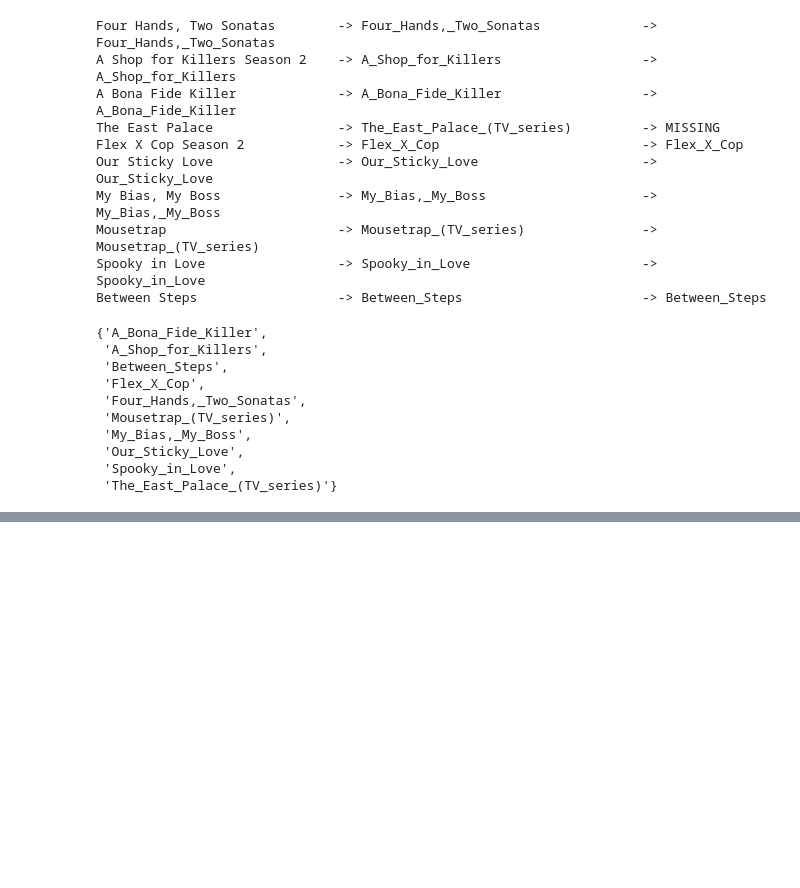
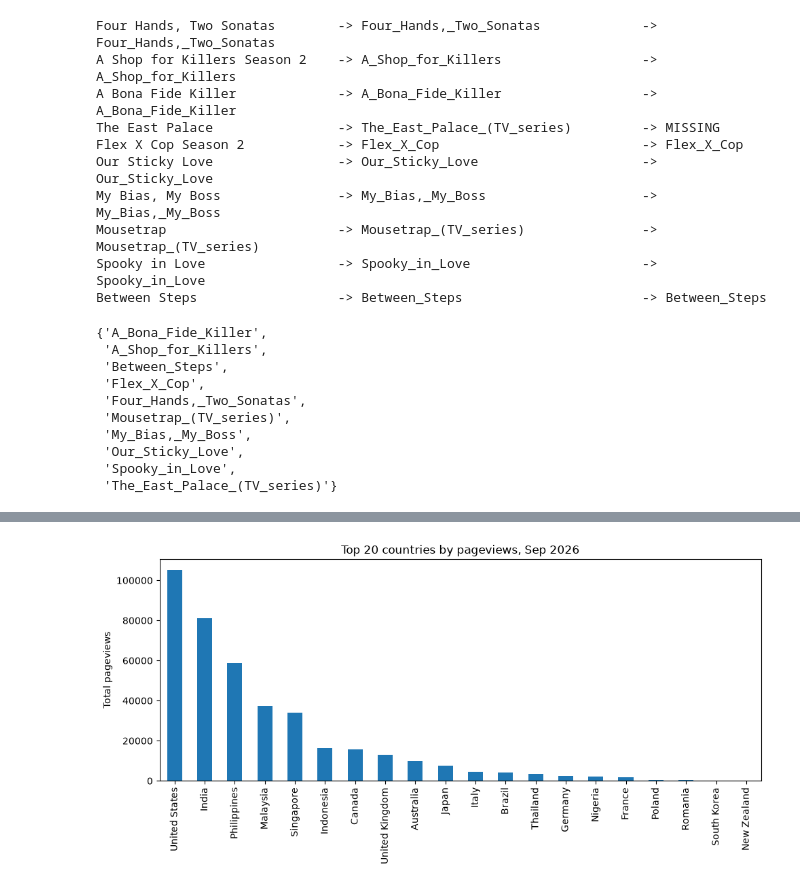
Before and after one commit to krazikoala/cs315-week5-tasks, a Jupyter notebook: week5-wed-notebook.ipynb, the cells around one changed output, grey strips where cells are left out. Cells and saved outputs as stored; diff of their text form; code cells hidden in the pictures; blank space fills up the shorter version.

```diff
--- a/week5-wed-notebook.ipynb
+++ b/week5-wed-notebook.ipynb
@@ -448,0 +533,10 @@ sept.head()
+# %%
+plt.figure(figsize=(10, 5))
+by_country.head(20).plot(kind='bar')
+plt.title("Top 20 countries by pageviews, Sep 2026")
+plt.ylabel("Total pageviews")
+plt.xlabel("")
+plt.tight_layout()
+plt.show()
+# %% [output]
+[figure, added]
```
Also changed, not shown: parts of 16 cells of this notebook.
